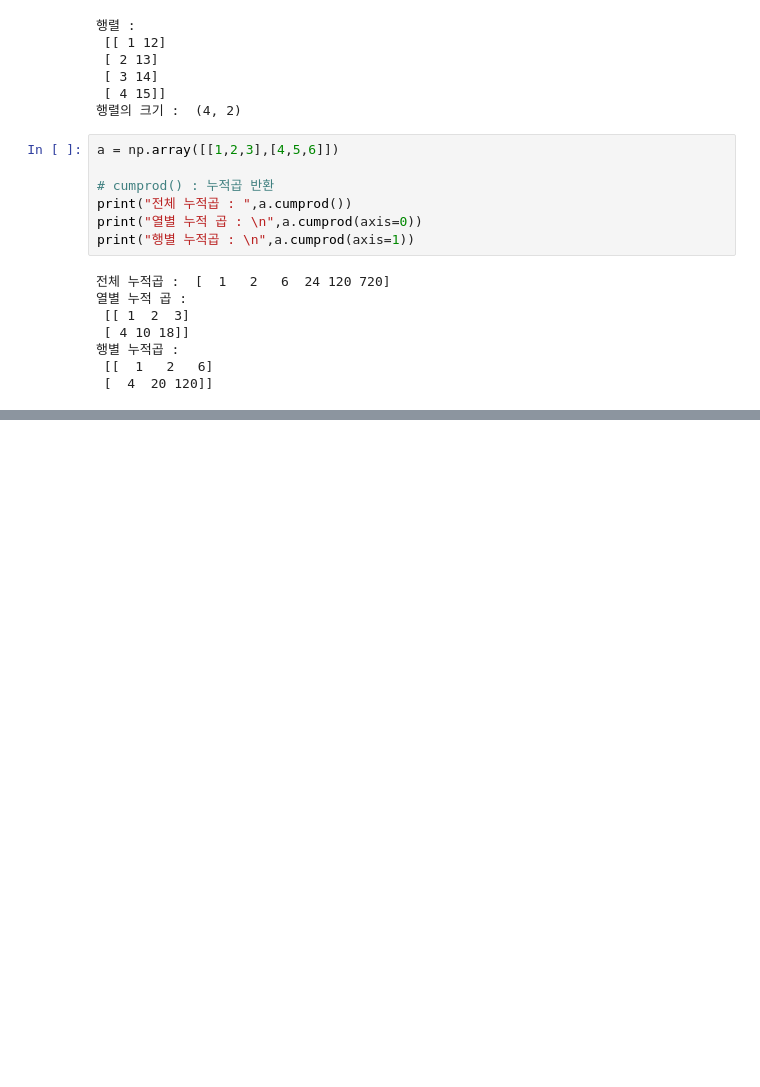
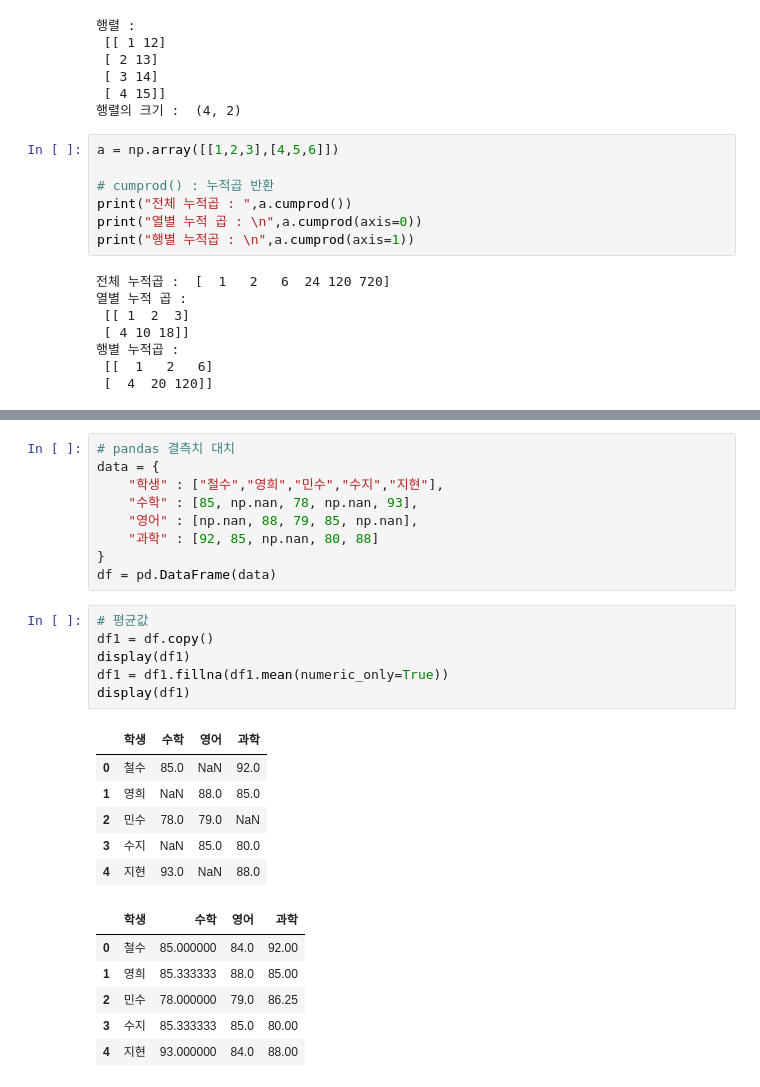
Before and after one commit to extraordinarySumiLee/BigData_Analysis_Exam, a Jupyter notebook: Part1.ipynb, the cells around one changed output, grey strips where cells are left out. Cells and saved outputs as stored; diff of their text form; blank space fills up the shorter version.

```diff
--- a/Part1.ipynb
+++ b/Part1.ipynb
@@ -528,0 +706,28 @@ print("행별 누적곱 : \n",a.cumprod(axis=1))
+# %%
+# pandas 결측치 대치
+data = {
+    "학생" : ["철수","영희","민수","수지","지현"],
+    "수학" : [85, np.nan, 78, np.nan, 93],
+    "영어" : [np.nan, 88, 79, 85, np.nan],
+    "과학" : [92, 85, np.nan, 80, 88]
+}
+df = pd.DataFrame(data)
+# %%
+# 평균값
+df1 = df.copy()
+display(df1)
+df1 = df1.fillna(df1.mean(numeric_only=True))
+display(df1)
+# %% [output]
+|  | 학생 | 수학 | 영어 | 과학 |
+| 0 | 철수 | 85.0 | NaN | 92.0 |
+| 1 | 영희 | NaN | 88.0 | 85.0 |
+| 2 | 민수 | 78.0 | 79.0 | NaN |
+| 3 | 수지 | NaN | 85.0 | 80.0 |
+| 4 | 지현 | 93.0 | NaN | 88.0 |
+|  | 학생 | 수학 | 영어 | 과학 |
+| 0 | 철수 | 85.000000 | 84.0 | 92.00 |
+| 1 | 영희 | 85.333333 | 88.0 | 85.00 |
+| 2 | 민수 | 78.000000 | 79.0 | 86.25 |
+| 3 | 수지 | 85.333333 | 85.0 | 80.00 |
+| 4 | 지현 | 93.000000 | 84.0 | 88.00 |
```
Also changed, not shown: parts of 21 cells of this notebook, 1 other file.
